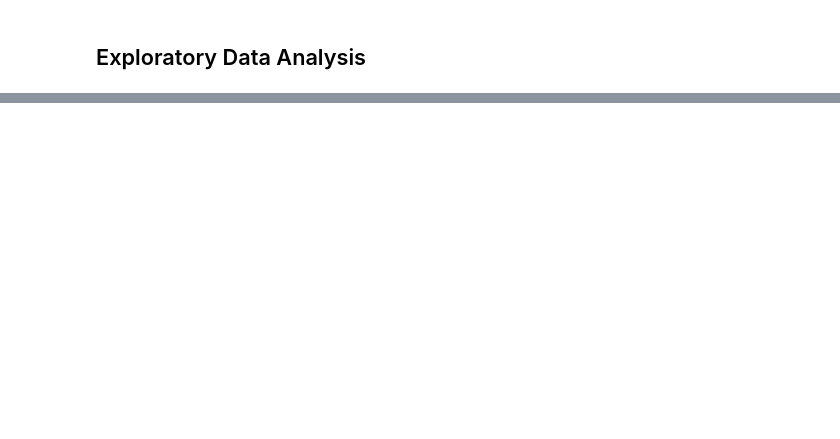
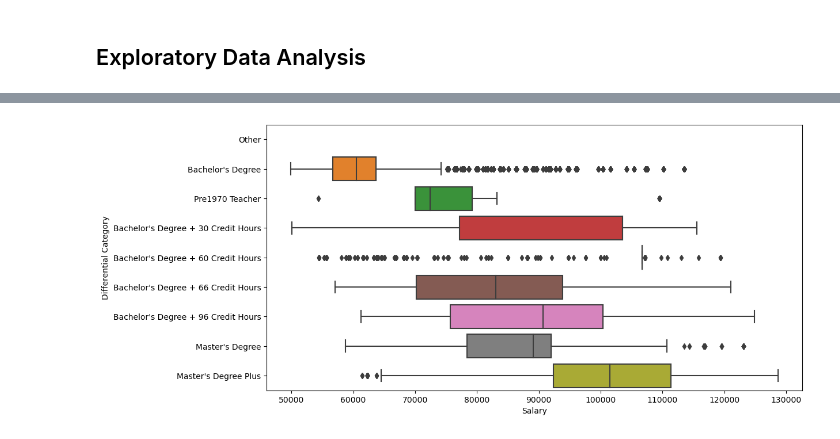
Before and after one commit to Anias-clo/Teacher_Payroll_Analysis, a Jupyter notebook: poc.ipynb, the cells around one changed output, grey strips where cells are left out. Saved outputs shown, nothing was run; the diff lists cells and outputs as text; code cells hidden in the pictures; blank space fills up the shorter version.

```diff
--- a/poc.ipynb
+++ b/poc.ipynb
@@ -38,0 +142,5 @@ sns.boxplot(data=df, y='Salary', x='Employment Category');
+# %%
+plt.figure(figsize=(12, 6))
+sns.boxplot(data=df, x='Salary', y='Differential Category');
+# %% [output]
+[figure, added]
```
Also changed, not shown: parts of 31 cells of this notebook, 8 other files.
